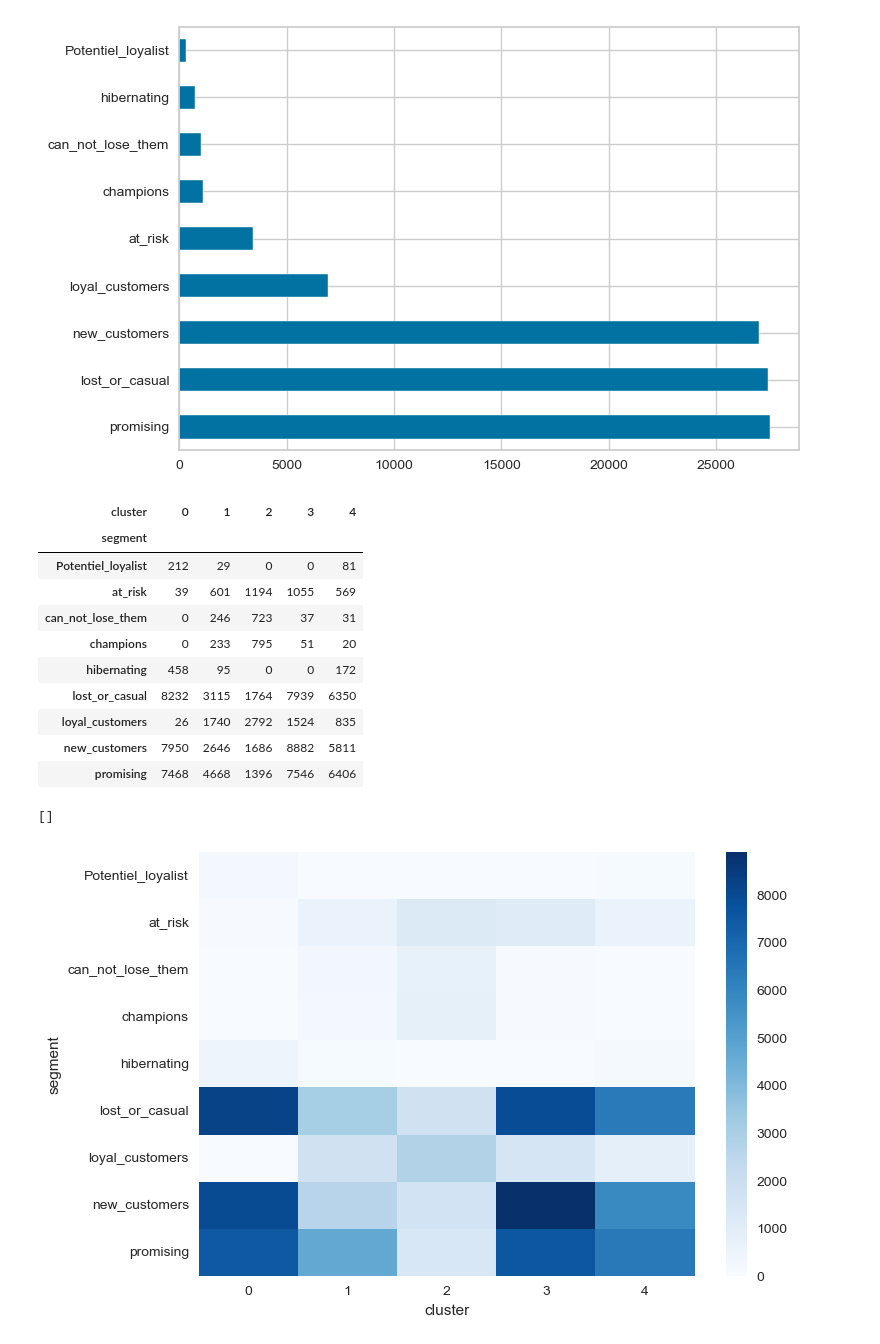
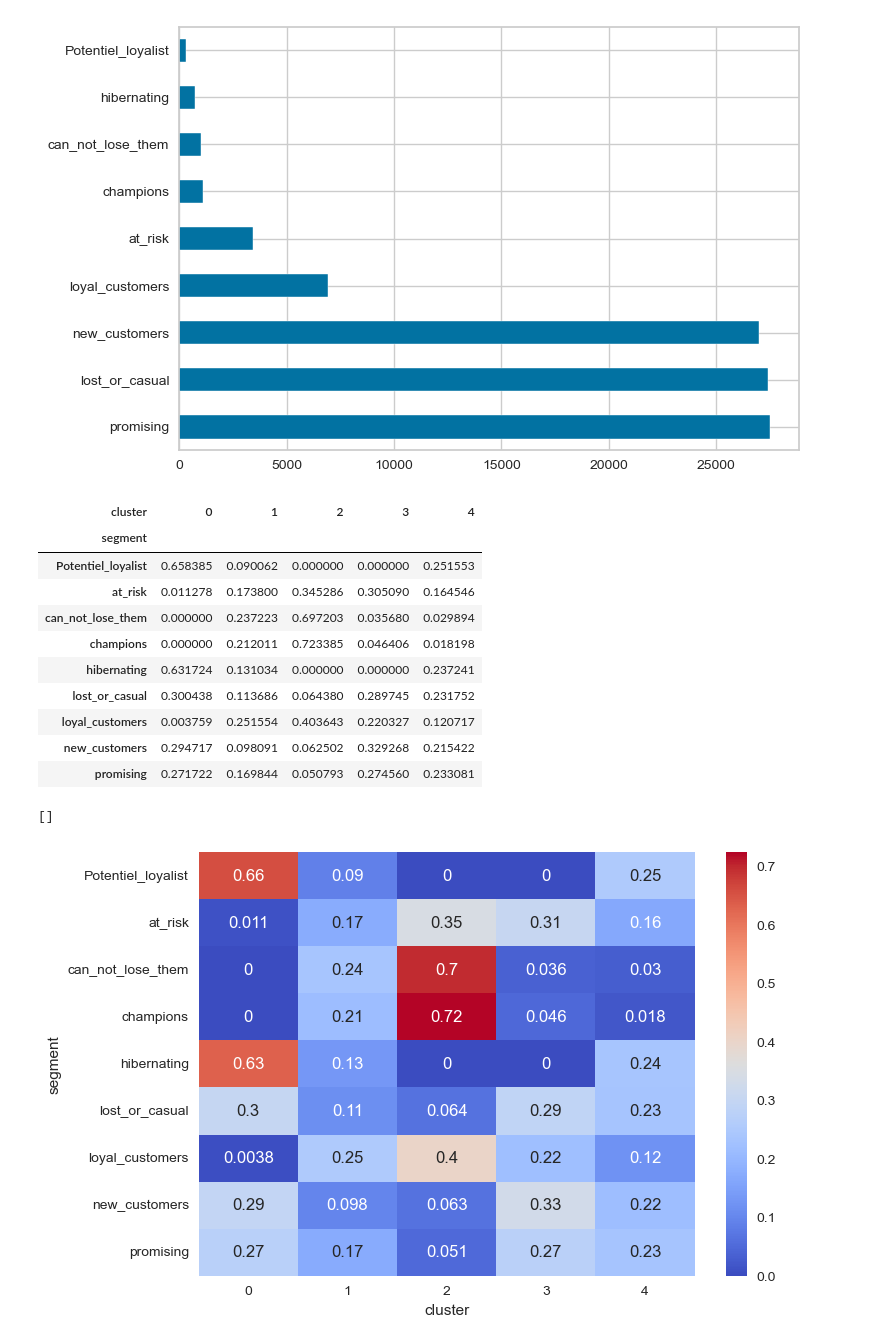
Before and after one commit to ArhurK/P5-Segmentez-les-clients-d-un-e-commerce, a Jupyter notebook: P5_Olist_Model.ipynb, the cells around one changed output. Saved outputs shown, nothing was run; the diff lists cells and outputs as text; code cells hidden in the pictures.

```diff
--- a/P5_Olist_Model.ipynb
+++ b/P5_Olist_Model.ipynb
@@ -389,23 +418,23 @@ rfm_reviews.segment.value_counts().plot(kind='barh')
 <AxesSubplot:>
 [figure]
 # %%
-_ = pd.crosstab(rfm_reviews['segment'],rfm_reviews['cluster'])
+_ = pd.crosstab(rfm_reviews['segment'],rfm_reviews['cluster'],normalize='index')
 _
 # %% [output]
 | cluster | 0 | 1 | 2 | 3 | 4 |
 | segment |  |  |  |  |  |
-| Potentiel_loyalist | 212 | 29 | 0 | 0 | 81 |
-| at_risk | 39 | 601 | 1194 | 1055 | 569 |
-| can_not_lose_them | 0 | 246 | 723 | 37 | 31 |
-| champions | 0 | 233 | 795 | 51 | 20 |
-| hibernating | 458 | 95 | 0 | 0 | 172 |
-| lost_or_casual | 8232 | 3115 | 1764 | 7939 | 6350 |
-| loyal_customers | 26 | 1740 | 2792 | 1524 | 835 |
-| new_customers | 7950 | 2646 | 1686 | 8882 | 5811 |
-| promising | 7468 | 4668 | 1396 | 7546 | 6406 |
+| Potentiel_loyalist | 0.658385 | 0.090062 | 0.000000 | 0.000000 | 0.251553 |
+| at_risk | 0.011278 | 0.173800 | 0.345286 | 0.305090 | 0.164546 |
+| can_not_lose_them | 0.000000 | 0.237223 | 0.697203 | 0.035680 | 0.029894 |
+| champions | 0.000000 | 0.212011 | 0.723385 | 0.046406 | 0.018198 |
+| hibernating | 0.631724 | 0.131034 | 0.000000 | 0.000000 | 0.237241 |
+| lost_or_casual | 0.300438 | 0.113686 | 0.064380 | 0.289745 | 0.231752 |
+| loyal_customers | 0.003759 | 0.251554 | 0.403643 | 0.220327 | 0.120717 |
+| new_customers | 0.294717 | 0.098091 | 0.062502 | 0.329268 | 0.215422 |
+| promising | 0.271722 | 0.169844 | 0.050793 | 0.274560 | 0.233081 |
 # %%
-sns.heatmap(_, annot=False, cmap="Blues")
+sns.heatmap(_, annot=True, cmap='coolwarm')
 plt.plot()
 # %% [output]
 []
-[figure, old version]
+[figure, new version]
```
Also changed, not shown: parts of 22 cells of this notebook, 1 other file.
